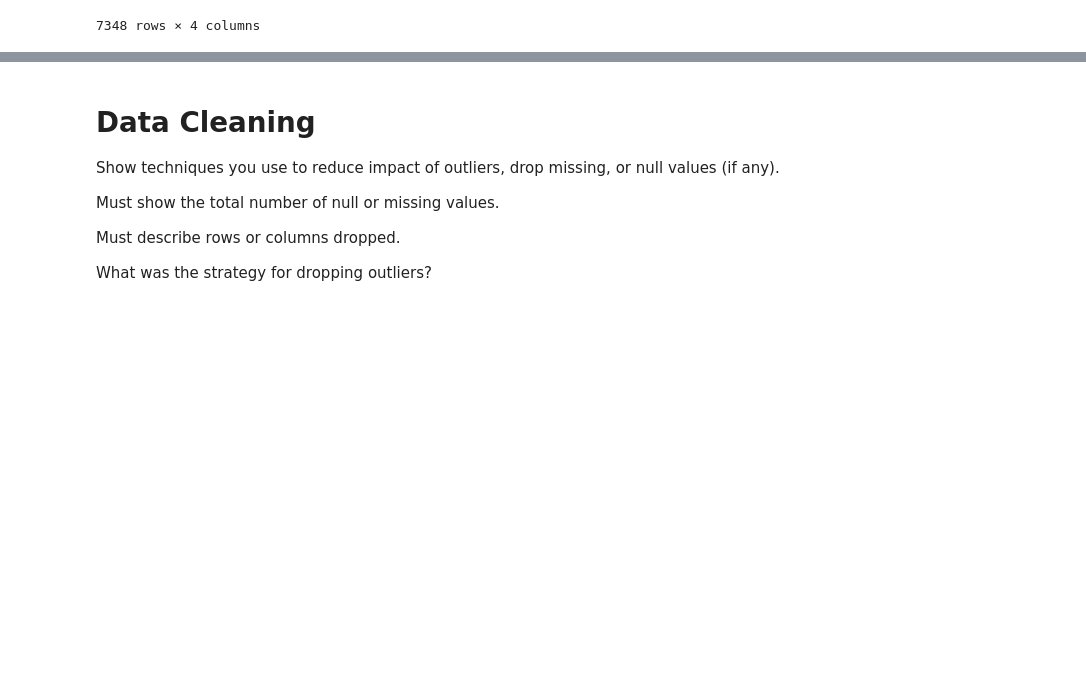
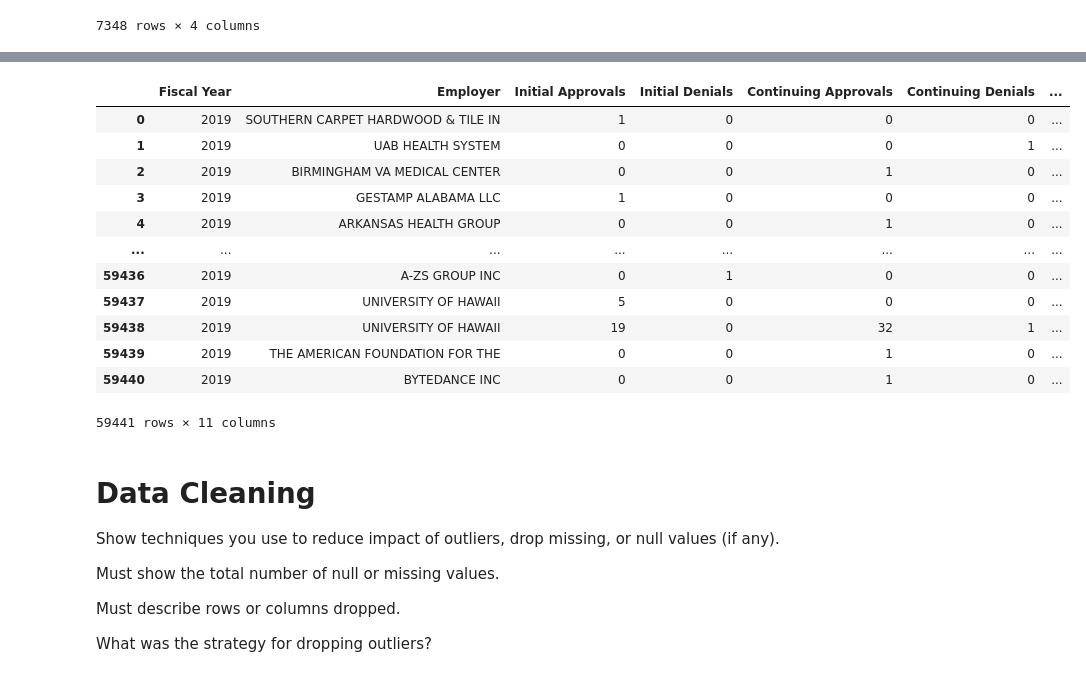
Before and after one commit to prabinspkt/h1b-swe, a Jupyter notebook: Prabin_Sapkota_Miniproject.ipynb, the cells around one changed output, grey strips where cells are left out. Saved outputs shown, nothing was run; the diff lists cells and outputs as text; code cells hidden in the pictures; blank space fills up the shorter version.

```diff
--- a/Prabin_Sapkota_Miniproject.ipynb
+++ b/Prabin_Sapkota_Miniproject.ipynb
@@ -123,0 +265,17 @@ so_usa_yearly
+# %%
+h1b = pd.read_csv("h1b_datahubexport-2019.csv")
+h1b
+# %% [output]
+|  | Fiscal Year | Employer | Initial Approvals | Initial Denials | Continuing Approvals | Continuing Denials | ... |
+| 0 | 2019 | SOUTHERN CARPET HARDWOOD & TILE IN | 1 | 0 | 0 | 0 | ... |
+| 1 | 2019 | UAB HEALTH SYSTEM | 0 | 0 | 0 | 1 | ... |
+| 2 | 2019 | BIRMINGHAM VA MEDICAL CENTER | 0 | 0 | 1 | 0 | ... |
+| 3 | 2019 | GESTAMP ALABAMA LLC | 1 | 0 | 0 | 0 | ... |
+| 4 | 2019 | ARKANSAS HEALTH GROUP | 0 | 0 | 1 | 0 | ... |
+| ... | ... | ... | ... | ... | ... | ... | ... |
+| 59436 | 2019 | A-ZS GROUP INC | 0 | 1 | 0 | 0 | ... |
+| 59437 | 2019 | UNIVERSITY OF HAWAII | 5 | 0 | 0 | 0 | ... |
+| 59438 | 2019 | UNIVERSITY OF HAWAII | 19 | 0 | 32 | 1 | ... |
+| 59439 | 2019 | THE AMERICAN FOUNDATION FOR THE | 0 | 0 | 1 | 0 | ... |
+| 59440 | 2019 | BYTEDANCE INC | 0 | 0 | 1 | 0 | ... |
+59441 rows × 11 columns
```
Also changed, not shown: parts of 12 cells of this notebook.
